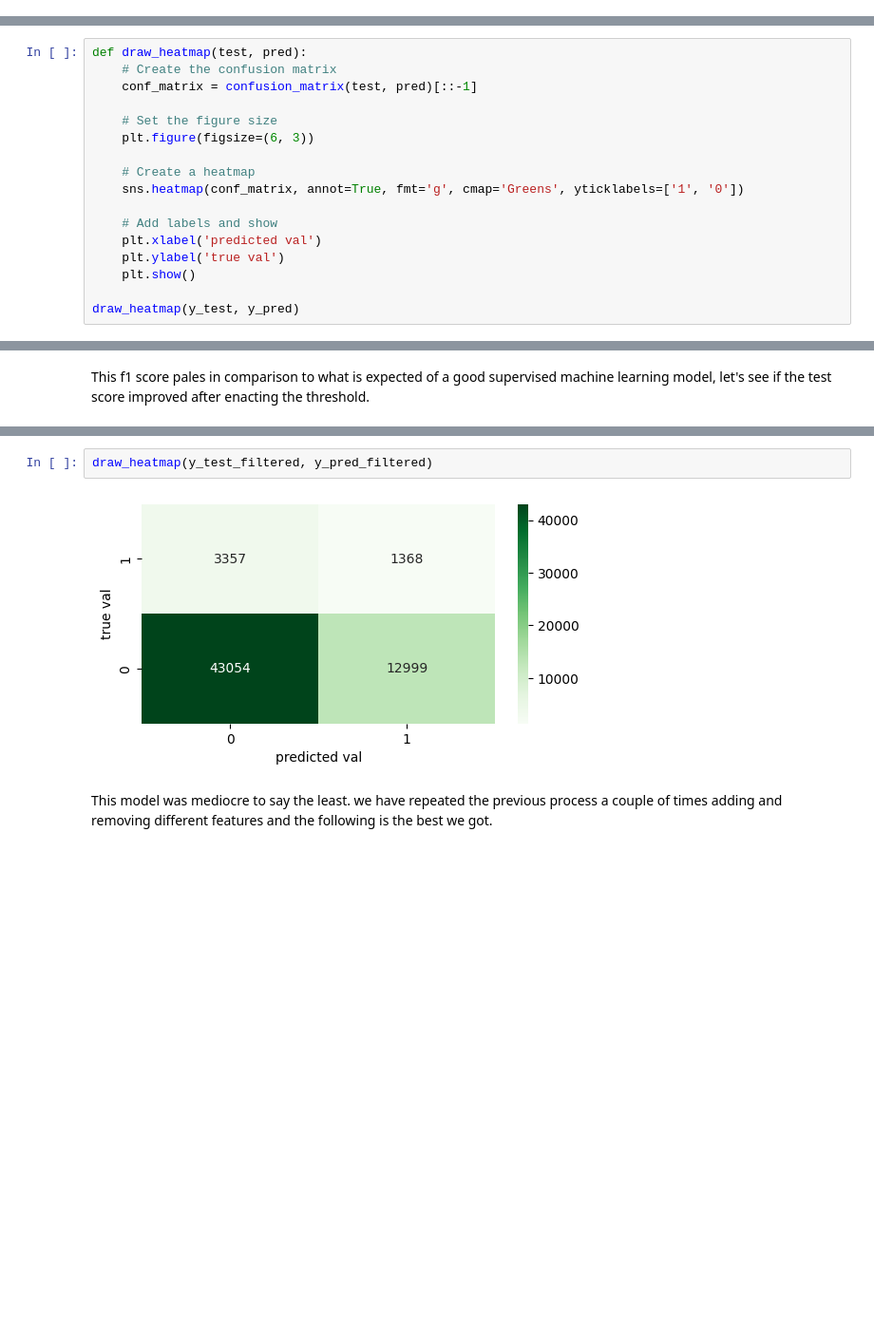
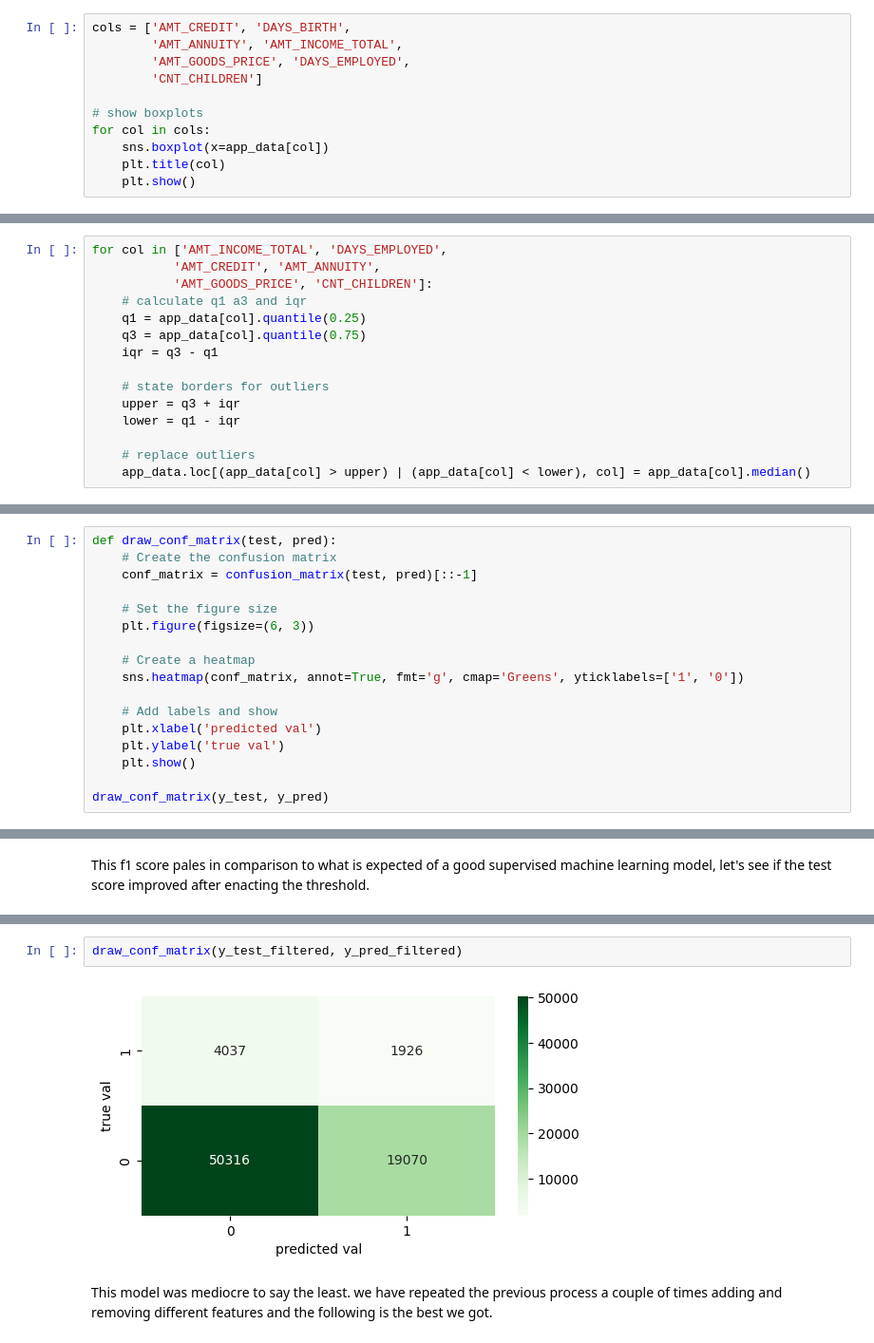
Before and after one commit to PepijnDevue/CM, a Jupyter notebook: question1.ipynb, the cells around one changed output, grey strips where cells are left out. Shown at 95% size. Saved outputs shown, nothing was run; the diff lists cells and outputs as text; blank space fills up the shorter version.

```diff
--- a/question1.ipynb
+++ b/question1.ipynb
@@ -59,0 +80,11 @@ We decided to plot barcharts showing these features and how many percent of peop
+# %%
+cols = ['AMT_CREDIT', 'DAYS_BIRTH',
+        'AMT_ANNUITY', 'AMT_INCOME_TOTAL',
+        'AMT_GOODS_PRICE', 'DAYS_EMPLOYED',
+        'CNT_CHILDREN']
+
+# show boxplots
+for col in cols:
+    sns.boxplot(x=app_data[col])
+    plt.title(col)
+    plt.show()
@@ -147,3 +187,18 @@ for col in ['CODE_GENDER',         'NAME_INCOME_TYPE',
+# %%
+for col in ['AMT_INCOME_TOTAL', 'DAYS_EMPLOYED',
+           'AMT_CREDIT', 'AMT_ANNUITY',
+           'AMT_GOODS_PRICE', 'CNT_CHILDREN']:
+    # calculate q1 a3 and iqr
+    q1 = app_data[col].quantile(0.25)
+    q3 = app_data[col].quantile(0.75)
+    iqr = q3 - q1
+
+    # state borders for outliers
+    upper = q3 + iqr
+    lower = q1 - iqr
+
+    # replace outliers
+    app_data.loc[(app_data[col] > upper) | (app_data[col] < lower), col] = app_data[col].median()
 # %% [markdown]
 ### Fit features to model
 Some of our features are qualitative, lets encode them to be interpreted as quantitative so we can use them in our KnearestNeighbors model
@@ -235,5 +290,5 @@ Using the features 'NAME_EDUCATION_TYPE','AMT_ANNUITY_NORM' and 'DAYS_BIRTH_NORM
 # %%
-def draw_heatmap(test, pred):
+def draw_conf_matrix(test, pred):
     # Create the confusion matrix
     conf_matrix = confusion_matrix(test, pred)[::-1]
 
@@ -248,7 +303,7 @@ def draw_heatmap(test, pred):
     plt.ylabel('true val')
     plt.show()
 
-draw_heatmap(y_test, y_pred)
+draw_conf_matrix(y_test, y_pred)
 # %% [output]
 [figure]
 # %% [markdown]
@@ -404,7 +459,7 @@ The testscore only improved by 2.17%pt, that is not as much as we had liked, let
 # %%
-draw_heatmap(y_test_filtered, y_pred_filtered)
+draw_conf_matrix(y_test_filtered, y_pred_filtered)
 # %% [output]
-[figure, old version]
+[figure, new version]
 # %% [markdown]
 This model was mediocre to say the least. we have repeated the previous process a couple of times adding and removing different features and the following is the best we got.
 # %% [markdown]
```
Also changed, not shown: parts of 23 cells of this notebook.
